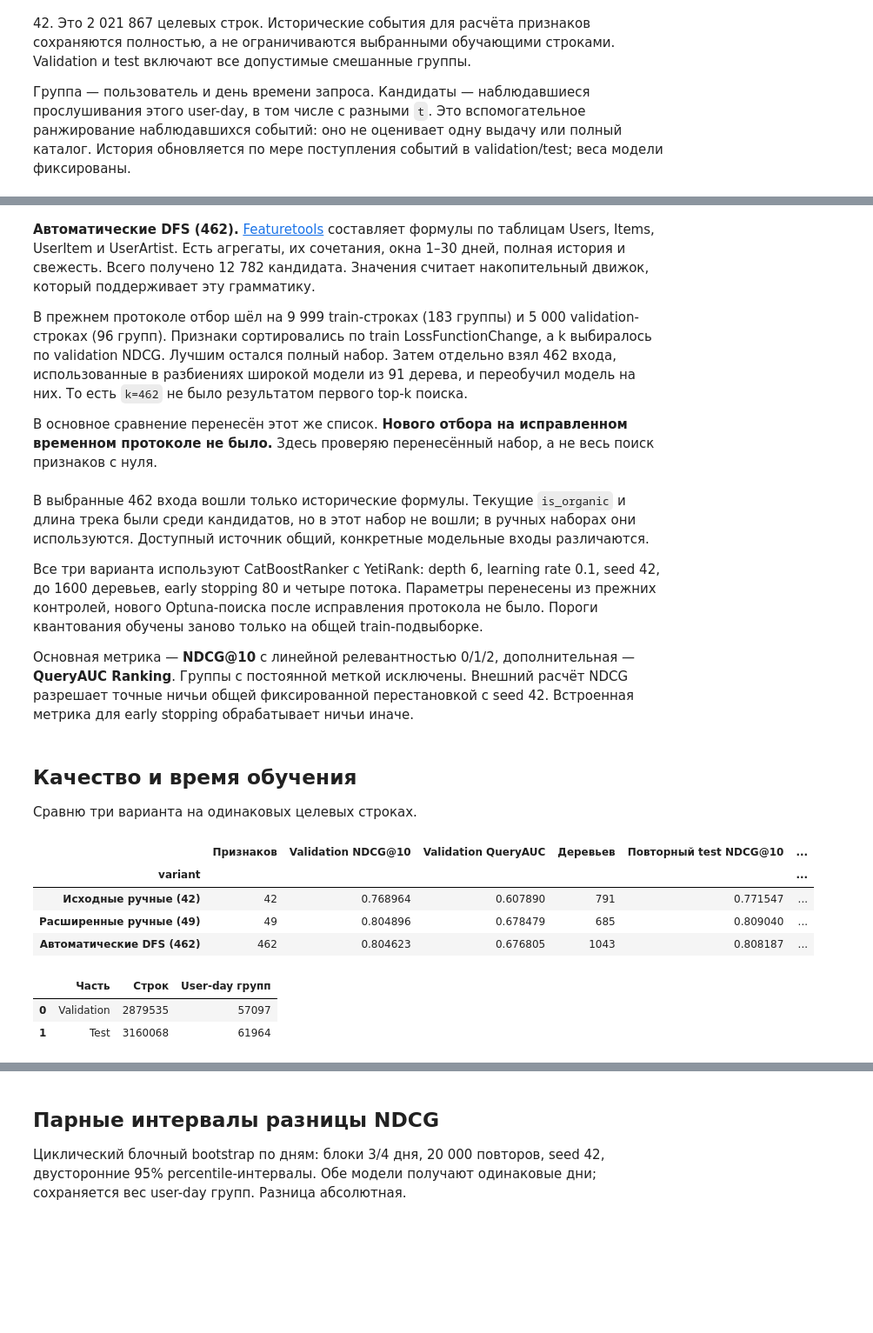
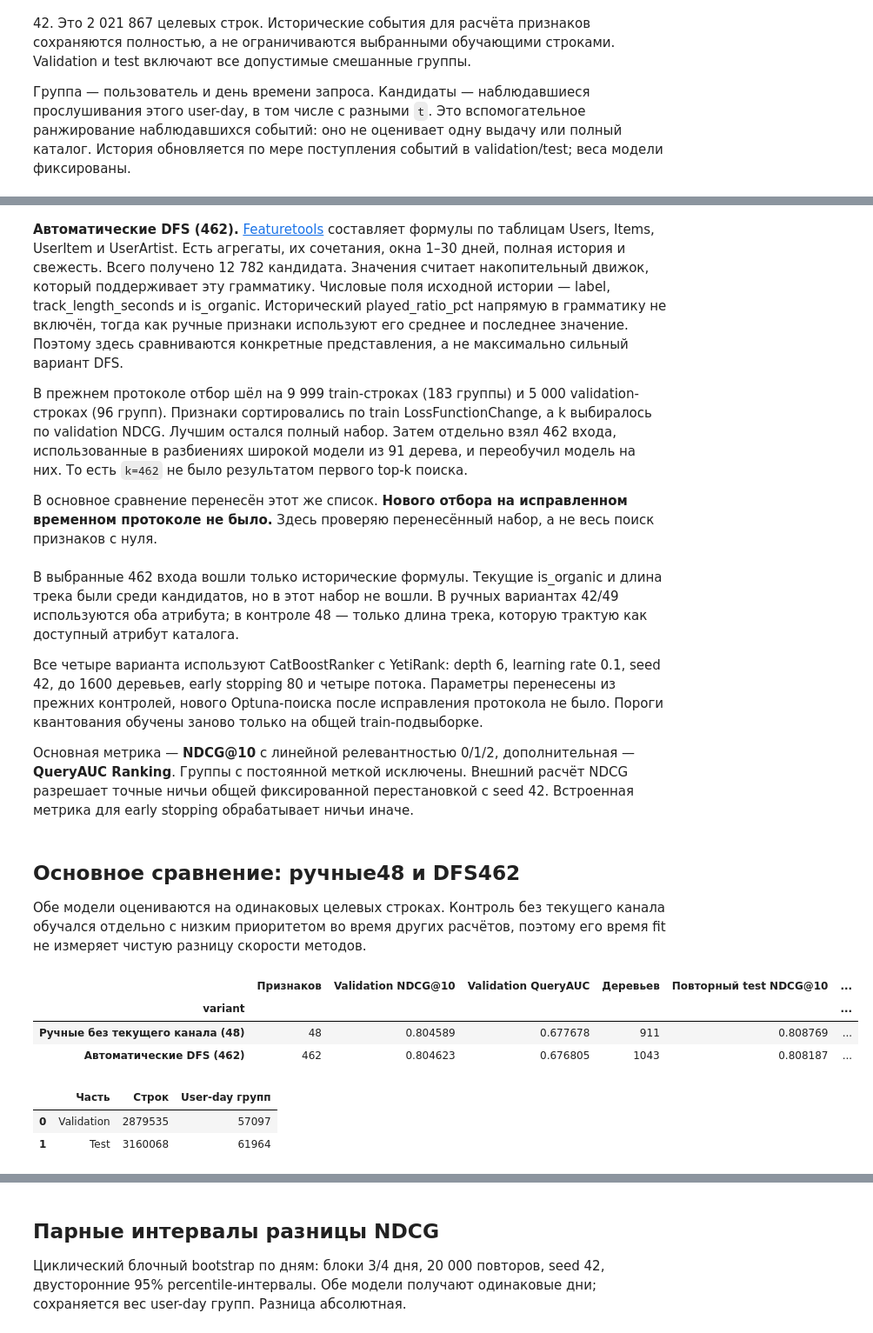
Before and after one commit to GodNaoborot/T-labs-recsys, a Jupyter notebook: task_1/notebooks/final-comparison.ipynb, the cells around one changed output, grey strips where cells are left out. Shown at 87% size. Saved outputs shown, nothing was run; the diff lists cells and outputs as text; code cells hidden in the pictures; blank space fills up the shorter version.

```diff
--- a/task_1/notebooks/final-comparison.ipynb
+++ b/task_1/notebooks/final-comparison.ipynb
@@ -112,6 +112,8 @@ REPORTS = ROOT / 'docs/results/c4'
 TRAIN_RESULTS = workflow.path('corrected')
 TEST_RESULTS = workflow.path('corrected-test')
 FEATURE_REPORTS = workflow.path('feature-analysis')
+workflow.ensure('channel-control')
+CHANNEL_RESULTS = workflow.path('channel-control')
 plt.rcParams.update({'figure.dpi': 110, 'axes.spines.top': False, 'axes.spines.right': False})
 # %%
 if MODE == 'report':
@@ -124,13 +126,37 @@ else:
     validation_intervals = pd.read_csv(TRAIN_RESULTS / 'bootstrap_summary.csv', float_precision='round_trip')
     test = pd.read_csv(TEST_RESULTS / 'comparison.csv', float_precision='round_trip') if INCLUDE_TEST else None
     test_intervals = pd.read_csv(TEST_RESULTS / 'bootstrap_summary.csv', float_precision='round_trip') if INCLUDE_TEST else None
+control = json.loads((CHANNEL_RESULTS / 'result.json').read_text())
+assert control['completed'] is True
+control_comparison = pd.read_csv(CHANNEL_RESULTS / 'comparison.csv', float_precision='round_trip')
+control_intervals = pd.read_csv(CHANNEL_RESULTS / 'bootstrap_summary.csv', float_precision='round_trip')
+control_id = 'manual48_no_current_channel'
+control_validation = control_comparison.loc[
+    (control_comparison['variant'] == control_id) & (control_comparison['split'] == 'validation')]
+assert len(control_validation) == 1
+validation = pd.concat([validation, control_validation], ignore_index=True)
+validation_intervals = pd.concat([
+    validation_intervals, control_intervals.loc[control_intervals['split'] == 'validation']], ignore_index=True)
+if test is not None:
+    control_test = control_comparison.loc[
+        (control_comparison['variant'] == control_id) & (control_comparison['split'] == 'test')]
+    assert len(control_test) == 1
+    test = pd.concat([test, control_test], ignore_index=True)
+    test_intervals = pd.concat([
+        test_intervals, control_intervals.loc[control_intervals['split'] == 'test']], ignore_index=True)
+
 model_names = {'M-t': 'Исходные ручные (42)', 'C2b-t': 'Расширенные ручные (49)',
-               'D462-t': 'Автоматические DFS (462)'}
+               control_id: 'Ручные без текущего канала (48)', 'D462-t': 'Автоматические DFS (462)'}
 model_order = list(model_names)
-assert validation['variant'].tolist() == model_order
-assert validation['active_features'].tolist() == [42, 49, 462]
+validation = validation.set_index('variant').loc[model_order].reset_index()
+assert validation['active_features'].tolist() == [42, 49, 48, 462]
+assert validation['rows'].nunique() == validation['groups'].nunique() == 1
 if test is not None:
-    assert test['variant'].tolist() == model_order
+    test = test.set_index('variant').loc[model_order].reset_index()
+    assert test['rows'].nunique() == test['groups'].nunique() == 1
+
+main_order = [control_id, 'D462-t']
+historical_order = ['M-t', 'C2b-t']
 # %% [markdown]
 ## Признаки и модель
 
@@ -155,6 +188,10 @@ if test is not None:
 Users, Items, UserItem и UserArtist. Есть агрегаты, их сочетания, окна 1–30 дней,
 полная история и свежесть. Всего получено 12 782 кандидата.
 Значения считает накопительный движок, который поддерживает эту грамматику.
+Числовые поля исходной истории — label, track_length_seconds и is_organic.
+Исторический played_ratio_pct напрямую в грамматику не включён, тогда как
+ручные признаки используют его среднее и последнее значение. Поэтому здесь
+сравниваются конкретные представления, а не максимально сильный вариант DFS.
 
 В прежнем протоколе отбор шёл на 9 999 train-строках (183 группы) и
 5 000 validation-строках (96 групп). Признаки сортировались по train LossFunctionChange,
@@ -166,11 +203,12 @@ Users, Items, UserItem и UserArtist. Есть агрегаты, их сочет
 временном протоколе не было.** Здесь проверяю перенесённый набор,
 а не весь поиск признаков с нуля.
 # %% [markdown]
-В выбранные 462 входа вошли только исторические формулы. Текущие `is_organic`
-и длина трека были среди кандидатов, но в этот набор не вошли; в ручных наборах
-они используются. Доступный источник общий, конкретные модельные входы различаются.
+В выбранные 462 входа вошли только исторические формулы. Текущие is_organic
+и длина трека были среди кандидатов, но в этот набор не вошли. В ручных
+вариантах 42/49 используются оба атрибута; в контроле 48 — только длина
+трека, которую трактую как доступный атрибут каталога.
 
-Все три варианта используют CatBoostRanker с YetiRank: depth 6, learning rate 0.1,
+Все четыре варианта используют CatBoostRanker с YetiRank: depth 6, learning rate 0.1,
 seed 42, до 1600 деревьев, early stopping 80 и четыре потока. Параметры перенесены
 из прежних контролей, нового Optuna-поиска после исправления протокола не было.
 Пороги квантования обучены заново только на общей train-подвыборке.
@@ -180,29 +218,30 @@ seed 42, до 1600 деревьев, early stopping 80 и четыре пото
 Внешний расчёт NDCG разрешает точные ничьи общей фиксированной перестановкой
 с seed 42. Встроенная метрика для early stopping обрабатывает ничьи иначе.
 # %% [markdown]
-## Качество и время обучения
+## Основное сравнение: ручные48 и DFS462
 
-Сравню три варианта на одинаковых целевых строках.
+Обе модели оцениваются на одинаковых целевых строках. Контроль без текущего
+канала обучался отдельно с низким приоритетом во время других расчётов,
+поэтому его время fit не измеряет чистую разницу скорости методов.
 # %%
 comparison = validation.set_index('variant')[['active_features', 'NDCG@10', 'QueryAUC', 'fit_seconds', 'tree_count']]
 comparison = comparison.rename(columns={'NDCG@10': 'Validation NDCG@10', 'QueryAUC': 'Validation QueryAUC'})
 if test is not None:
     comparison['Повторный test NDCG@10'] = test.set_index('variant')['NDCG@10']
     comparison['Повторный test QueryAUC'] = test.set_index('variant')['QueryAUC']
 comparison['Fit, мин'] = comparison.pop('fit_seconds') / 60
-comparison = comparison.rename(index=model_names, columns={'active_features': 'Признаков', 'tree_count': 'Деревьев'})
-display(comparison.round(6))
+comparison = comparison.rename(columns={'active_features': 'Признаков', 'tree_count': 'Деревьев'})
+display(comparison.loc[main_order].rename(index=model_names).round(6))
 
 
 sizes = [{'Часть': 'Validation', 'Строк': validation['rows'].iloc[0], 'User-day групп': validation['groups'].iloc[0]}]
 if test is not None:
     sizes.append({'Часть': 'Test', 'Строк': test['rows'].iloc[0], 'User-day групп': test['groups'].iloc[0]})
 display(pd.DataFrame(sizes))
 # %% [output]
 |  | Признаков | Validation NDCG@10 | Validation QueryAUC | Деревьев | Повторный test NDCG@10 | ... |
 | variant |  |  |  |  |  | ... |
-| Исходные ручные (42) | 42 | 0.768964 | 0.607890 | 791 | 0.771547 | ... |
-| Расширенные ручные (49) | 49 | 0.804896 | 0.678479 | 685 | 0.809040 | ... |
+| Ручные без текущего канала (48) | 48 | 0.804589 | 0.677678 | 911 | 0.808769 | ... |
 | Автоматические DFS (462) | 462 | 0.804623 | 0.676805 | 1043 | 0.808187 | ... |
 |  | Часть | Строк | User-day групп |
 | 0 | Validation | 2879535 | 57097 |
```
Also changed, not shown: parts of 14 cells of this notebook, 22 other files.
